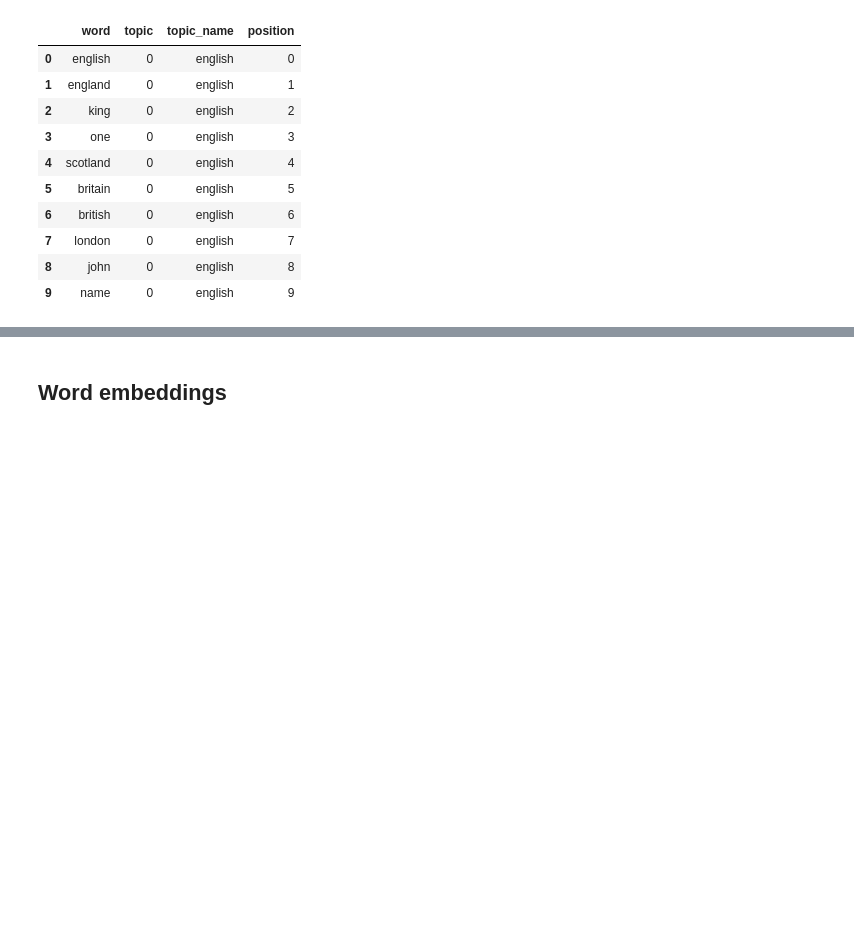
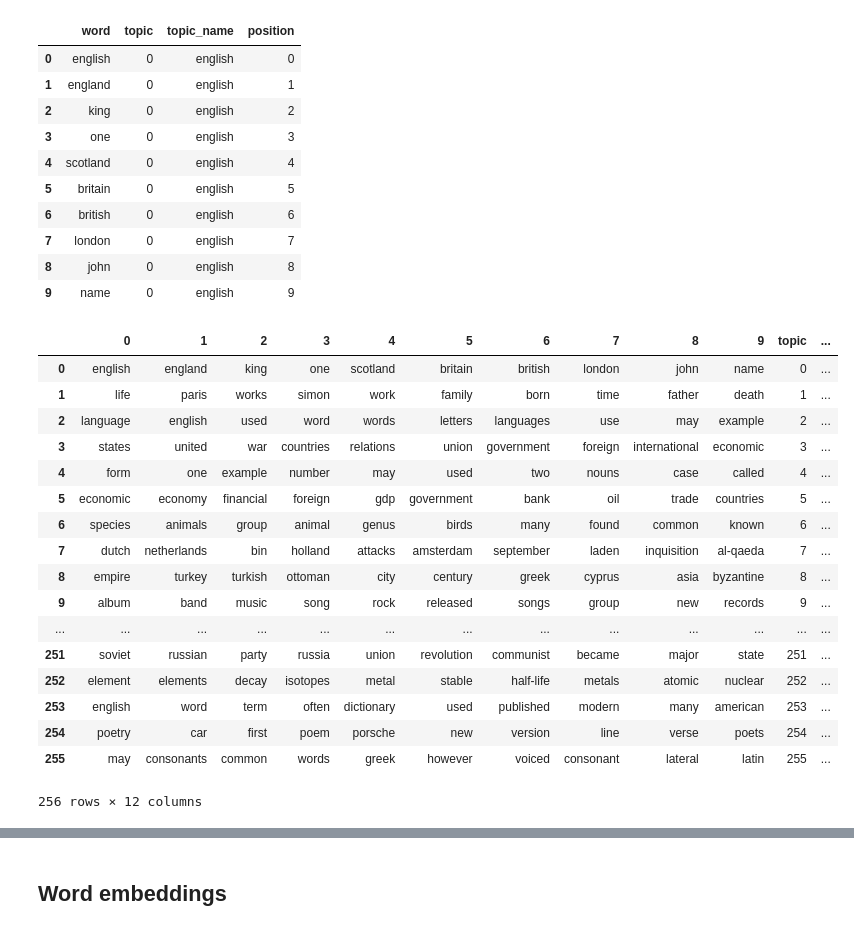
Before and after one commit to knub/master-thesis, a Jupyter notebook: notebooks/Initial Experiments.ipynb, the cells around one changed output, grey strips where cells are left out. Drawn from its saved outputs; the diff is of its cells as text; code cells hidden in the pictures; blank space fills up the shorter version.

```diff
--- a/notebooks/Initial Experiments.ipynb
+++ b/notebooks/Initial Experiments.ipynb
@@ -74,3 +75,24 @@ df[df.topic == 0]
 | 7 | london | 0 | english | 7 |
 | 8 | john | 0 | english | 8 |
 | 9 | name | 0 | english | 9 |
+# %%
+df_topics
+# %% [output]
+|  | 0 | 1 | 2 | 3 | 4 | 5 | 6 | 7 | 8 | 9 | topic | ... |
+| 0 | english | england | king | one | scotland | britain | british | london | john | name | 0 | ... |
+| 1 | life | paris | works | simon | work | family | born | time | father | death | 1 | ... |
+| 2 | language | english | used | word | words | letters | languages | use | may | example | 2 | ... |
+| 3 | states | united | war | countries | relations | union | government | foreign | international | economic | 3 | ... |
+| 4 | form | one | example | number | may | used | two | nouns | case | called | 4 | ... |
+| 5 | economic | economy | financial | foreign | gdp | government | bank | oil | trade | countries | 5 | ... |
+| 6 | species | animals | group | animal | genus | birds | many | found | common | known | 6 | ... |
+| 7 | dutch | netherlands | bin | holland | attacks | amsterdam | september | laden | inquisition | al-qaeda | 7 | ... |
+| 8 | empire | turkey | turkish | ottoman | city | century | greek | cyprus | asia | byzantine | 8 | ... |
+| 9 | album | band | music | song | rock | released | songs | group | new | records | 9 | ... |
+| ... | ... | ... | ... | ... | ... | ... | ... | ... | ... | ... | ... | ... |
+| 251 | soviet | russian | party | russia | union | revolution | communist | became | major | state | 251 | ... |
+| 252 | element | elements | decay | isotopes | metal | stable | half-life | metals | atomic | nuclear | 252 | ... |
+| 253 | english | word | term | often | dictionary | used | published | modern | many | american | 253 | ... |
+| 254 | poetry | car | first | poem | porsche | new | version | line | verse | poets | 254 | ... |
+| 255 | may | consonants | common | words | greek | however | voiced | consonant | lateral | latin | 255 | ... |
+256 rows × 12 columns
```
Also changed, not shown: parts of 29 cells of this notebook.
